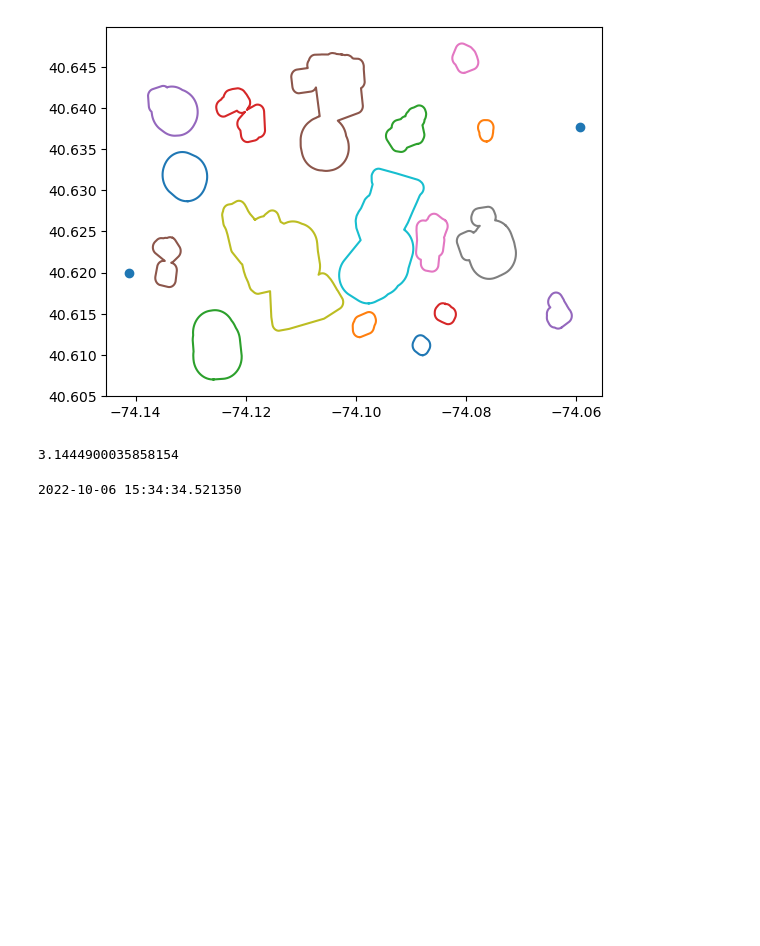
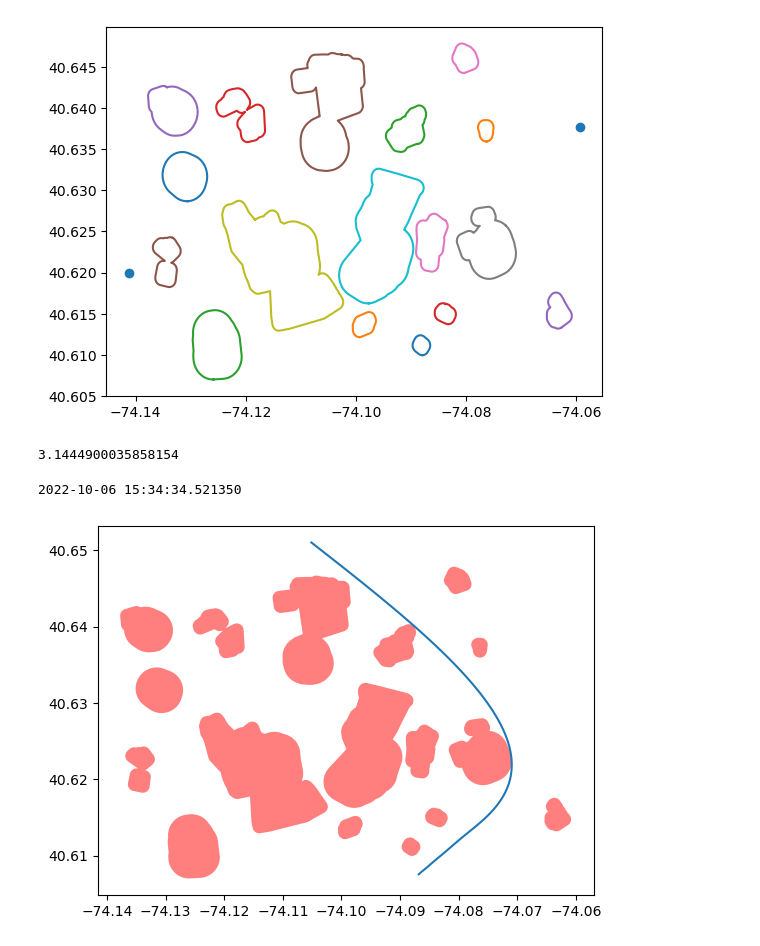
Before and after one commit to andre-kotze/gp-trajec, a Jupyter notebook: vis_utils.ipynb, the cells around one changed output. Cells and saved outputs as stored; diff of their text form; code cells hidden in the pictures; blank space fills up the shorter version.

```diff
--- a/vis_utils.ipynb
+++ b/vis_utils.ipynb
@@ -24,3 +24,59 @@ lbl = str(dt.datetime.now())
 print(lbl.strip('-'))
 # %% [output]
 2022-10-06 15:34:34.521350
+# %%
+import operator
+import math
+import random
+import numpy as np
+import matplotlib.pyplot as plt
+from deap import gp
+from test_data_2d import barrier_set, clokes, journey
+from gptrajec import transform_2d
+
+pset = gp.PrimitiveSet("MAIN", 1)
+pset.addPrimitive(operator.add, 2)
+pset.addPrimitive(operator.sub, 2)
+pset.addPrimitive(operator.mul, 2)
+#pset.addPrimitive(protectedDiv, 2)
+pset.addPrimitive(operator.neg, 1)
+pset.addPrimitive(math.cos, 1)
+pset.addPrimitive(math.sin, 1)
+pset.addEphemeralConstant("rand101", lambda: random.randint(-1,1))
+# we will pass X coordinate and expect Y coordinate
+# later, we will pass X to two different functions, yielding Y and Z
+pset.renameArguments(ARG0='x')
+GEOFENCES = clokes
+START, END = journey
+X = np.linspace(0,1,100)
+interval = (START.coords[0], END.coords[0])
+interval = np.array([list(ele) for ele in list(interval)])
+#optimal 5000:
+sol = 'sin(mul(mul(cos(sub(x, x)), x), add(cos(mul(mul(mul(x, mul(sub(cos(add(add(cos(sub(1, mul(add(x, add(x, -1)), cos(add(x, -1))))), \
+    add(cos(sub(1, add(mul(x, x), add(x, -1)))), -1)), mul(sub(add(cos(sub(1, mul(x, x))), add(x, -1)), neg(add(cos(sub(1, x)), add(x, -1)))),\
+         cos(cos(sub(sin(x), cos(sub(1, x)))))))), add(add(cos(sub(1, add(add(x, add(x, -1)), add(x, -1)))), add(add(cos(sub(1, add(x, add(x, -1)))),\
+             add(mul(cos(sub(1, x)), x), -1)), -1)), add(cos(sub(1, add(mul(x, x), add(x, -1)))), add(mul(cos(add(x, -1)), add(cos(sub(1, x)),\
+                 add(x, -1))), -1)))), mul(mul(mul(cos(sub(x, add(cos(add(x, -1)), add(x, -1)))), x), mul(1, mul(mul(add(mul(cos(sub(x, x)),\
+                     mul(mul(x, 1), x)), add(x, -1)), x), x))), mul(x, x)))), mul(x, x)), mul(add(mul(mul(cos(sub(1, add(add(cos(sub(1,\
+                         add(mul(x, x), add(x, -1)))), add(add(cos(sub(1, x)), add(x, -1)), -1)), add(mul(cos(add(mul(x, x), -1)), add(cos(sub(1, x)),\
+                             add(x, -1))), -1)))), mul(add(x, add(x, -1)), x)), mul(mul(cos(cos(add(cos(sub(x, x)), cos(sin(mul(mul(x, x),\
+                                 mul(x, x))))))), mul(x, -1)), mul(cos(sub(1, mul(cos(add(add(x, add(x, -1)), -1)), add(cos(sub(1, mul(x, x))),\
+                                     add(x, -1))))), x))), mul(cos(sub(mul(mul(cos(cos(add(add(mul(x, x), add(x, -1)), cos(sin(x))))), x),\
+                                         mul(x, mul(mul(add(x, add(x, -1)), x), x))), mul(mul(add(cos(sub(1, x)), add(x, -1)), mul(cos(add(add(mul(x, x),\
+                                             add(x, -1)), -1)), add(cos(sub(1, x)), add(x, -1)))), mul(mul(add(add(cos(sub(1, x)), add(x, -1)),\
+                                                 add(x, -1)), mul(add(cos(sub(1, x)), add(x, -1)), mul(add(x, add(x, -1)), x))), mul(mul(cos(sub(1, mul(x, x))),\
+                                                     mul(cos(sub(1, x)), x)), mul(add(cos(sub(1, x)), add(x, -1)), mul(add(x, add(x, -1)),\
+                                                         x))))))), x)), mul(cos(cos(cos(add(mul(mul(mul(add(x, add(x, -1)), add(cos(sub(1, x)),\
+                                                             add(x, -1))), add(cos(sub(1, mul(x, x))), add(x, -1))), add(cos(sub(1, mul(x, x))),\
+                                                                 add(mul(cos(sub(1, x)), x), -1))), sin(sub(sin(mul(add(x, add(x, -1)), mul(mul(x, x),\
+                                                                     mul(x, x)))), neg(add(x, -1)))))))), add(1, mul(cos(sin(cos(x))), add(mul(mul(mul(mul(mul(x, cos(sub(1, x))), mul(cos(sub(1, x)), mul(mul(x, x), x))), mul(mul(mul(x, x), add(mul(x, x), add(x, -1))), mul(mul(mul(x, x), mul(x, x)), mul(x, mul(x, x))))), mul(mul(mul(mul(mul(x, x), 1), mul(1, mul(x, x))), mul(mul(mul(x, x), x), cos(sub(1, x)))), mul(mul(x, mul(x, mul(x, x))), mul(cos(sub(1, x)), neg(-1))))), mul(mul(mul(add(cos(sub(1, x)), add(x, -1)), mul(add(mul(x, x), add(x, -1)), mul(x, x))), mul(x, mul(add(x, add(x, -1)), add(mul(x, x), add(x, -1))))), mul(x, mul(mul(1, x), mul(mul(1, mul(x, x)), add(x, add(x, -1))))))), cos(sub(add(cos(sub(1, add(x, add(x, -1)))), add(x, -1)), x))))))))), sub(cos(mul(cos(-1), add(1, mul(cos(1), add(x, mul(cos(cos(cos(add(x, cos(sin(x)))))), add(mul(mul(add(add(cos(sub(1, x)), add(x, -1)), add(x, -1)), mul(cos(sub(1, mul(x, x))), add(mul(x, x), add(x, -1)))), mul(mul(add(cos(sub(1, x)), add(x, -1)), mul(add(x, add(x, -1)), x)), mul(cos(sub(1, mul(x, x))), mul(add(x, add(x, -1)), x)))), 1))))))), -1))))'
+ln_func = gp.compile(expr=sol, pset=pset)
+y = np.array([ln_func(xc) for xc in X])
+linelist = np.array([[xc,yc] for xc,yc in zip(X,y)])
+line = transform_2d(linelist, interval)
+plt.plot(line[:,0], line[:,1])
+for barrier in GEOFENCES:
+    plt.fill(*barrier.exterior.xy, alpha=0.5, fc='r', ec='none')
+plt.show()
+# %% [output]
+[figure, added]
```
Also changed, not shown: 3 other files.
